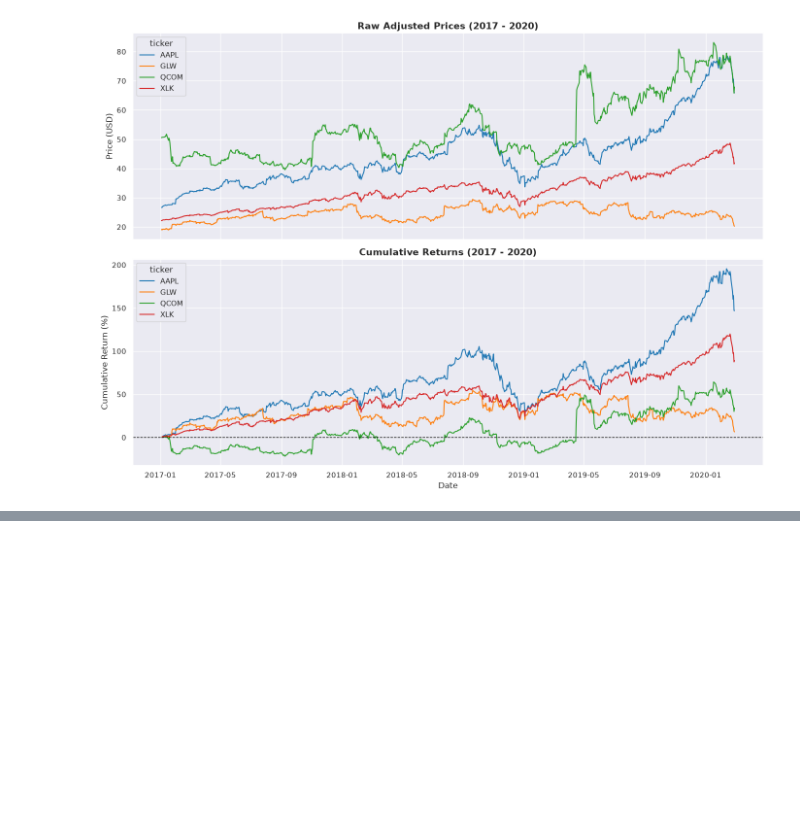
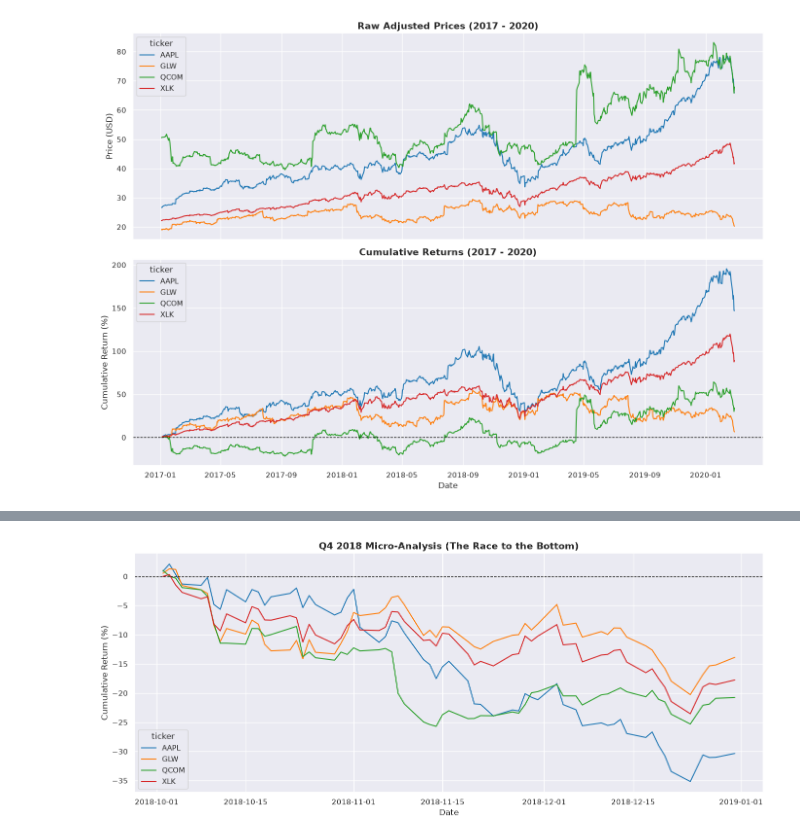
Before and after one commit to huzaifa-khan-AiMl/Financial-Supply-Chain-Ripple-Analysis, a Jupyter notebook: notebooks/Ripple_Effect_Analysis.ipynb, the cells around one changed output, grey strips where cells are left out. Cells and saved outputs as stored; diff of their text form; code cells hidden in the pictures; blank space fills up the shorter version.

Commit message:
Complete Q4 drawdown and supply chain contagion correlation analysis

```diff
--- a/notebooks/Ripple_Effect_Analysis.ipynb
+++ b/notebooks/Ripple_Effect_Analysis.ipynb
@@ -199,0 +214,15 @@ plt.show()
+# %%
+q4_price_df = price_df.loc['2018-10-01':'2018-12-31']
+q4_daily_returns = q4_price_df.pct_change().dropna()
+q4_cumulative_returns = (1 + q4_daily_returns).cumprod() - 1
+plt.figure(figsize=(14, 6))
+sns.lineplot(data=q4_cumulative_returns * 100, dashes=False)
+plt.title("Q4 2018 Micro-Analysis (The Race to the Bottom)", fontsize=14, fontweight='bold')
+plt.ylabel("Cumulative Return (%)")
+plt.xlabel("Date")
+plt.axhline(0, color='black', linestyle='--', linewidth=1)
+
+plt.tight_layout()
+plt.show()
+# %% [output]
+[figure, added]
```
Also changed, not shown: parts of 20 cells of this notebook.
